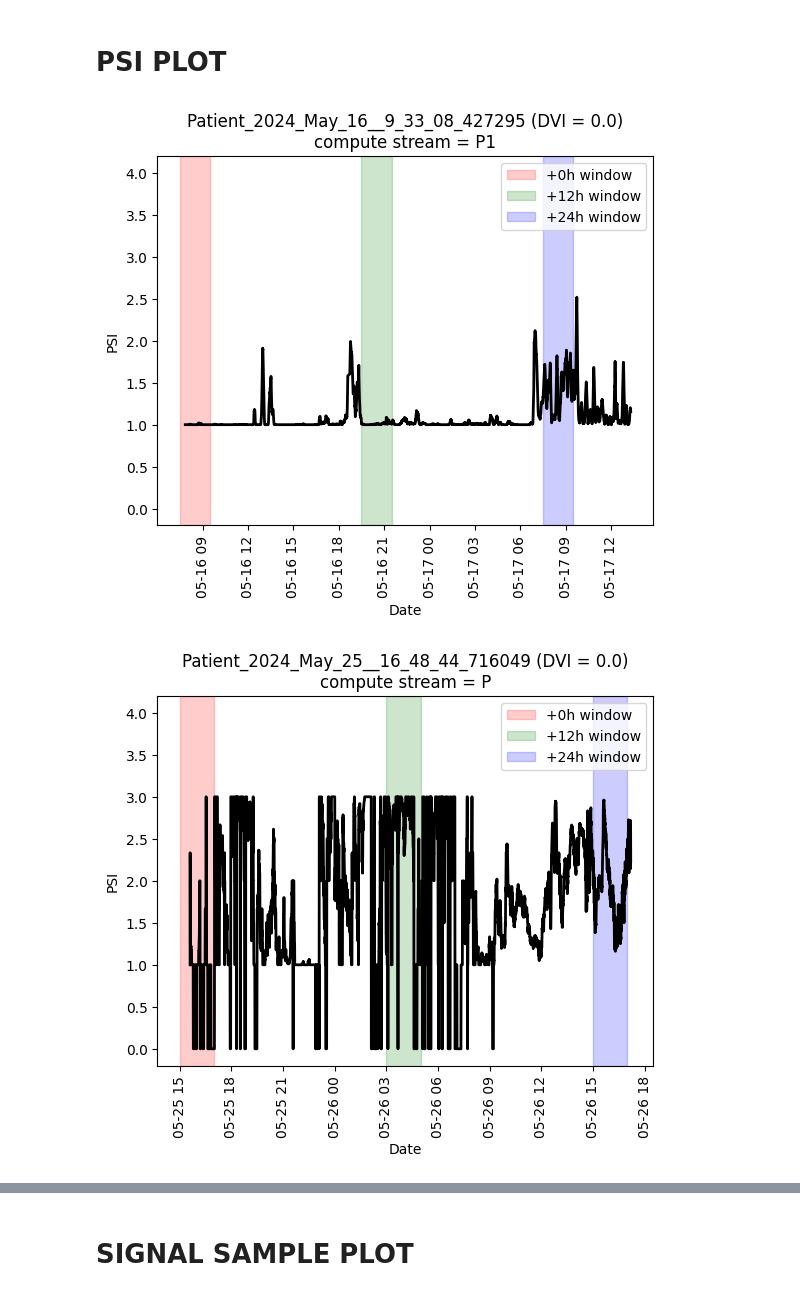
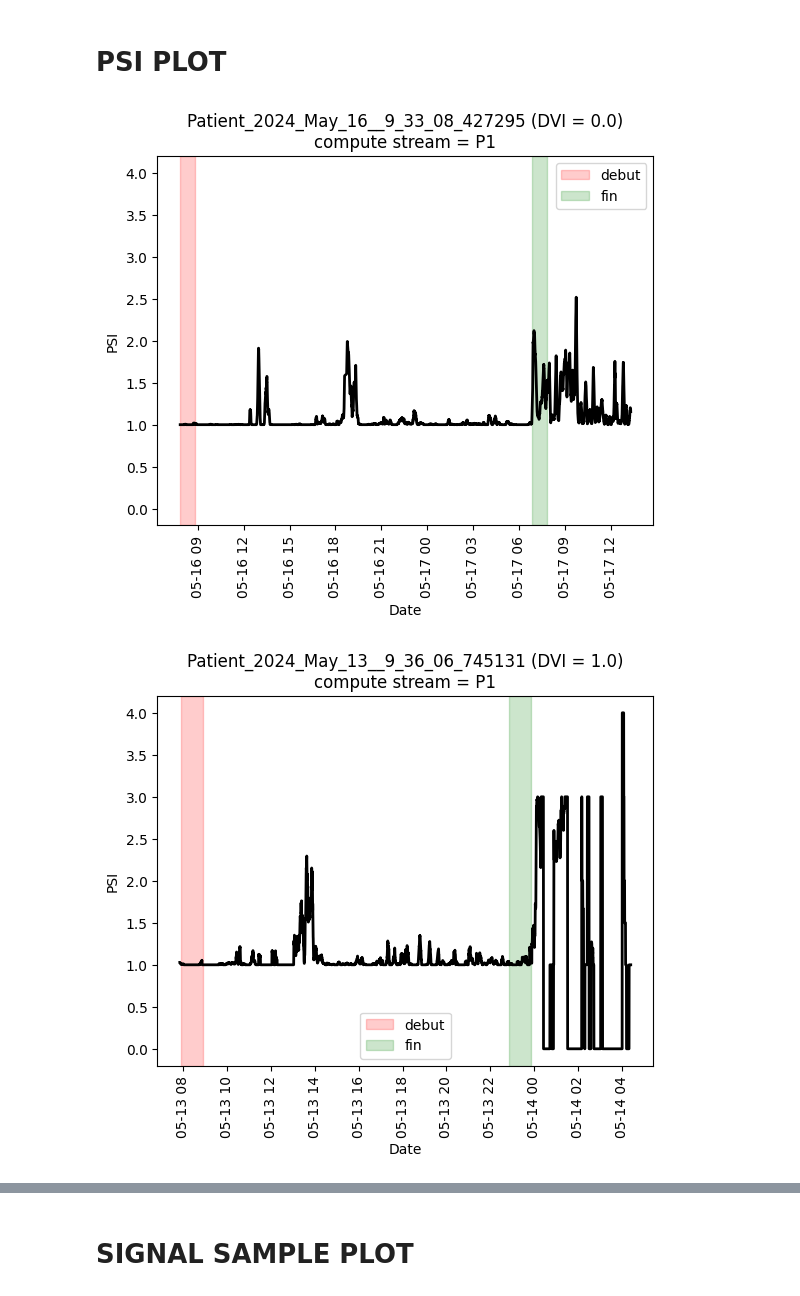
Before and after one commit to ValentinGhibaudo/Scripts_Projet_Clampage_DVE, a Jupyter notebook: valentin_sandbox.ipynb, the cells around one changed output, grey strips where cells are left out. Drawn from its saved outputs; the diff is of its cells as text; code cells hidden in the pictures.

```diff
--- a/valentin_sandbox.ipynb
+++ b/valentin_sandbox.ipynb
@@ -25,26 +28,26 @@ PatientData_1723890119868125 ['ICP', 'P1', 'P']
 # %% [markdown]
 # PSI PLOT
 # %%
-win_size_hours = 2
+win_size_hours = 1
 for sub in subs:
     has_dvi = get_metadata(sub)['DVI']
-    clamp_date = get_date_clamp_gmt(sub)
+    start_dates = get_date_windows_gmt(sub)
     da_psi = psi_job.get(sub)['psi']
-    compute_stream = icp_chan_name[sub]
+    compute_stream = get_piv_chan_name(sub)
     fig, ax = plt.subplots()
     ax.set_ylabel('PSI')
     ax.set_xlabel('Date')
     ax.set_ylim(-0.2, 4.2)
     ax.plot(da_psi['date'], da_psi.values, color='k', lw = 2)
     ax.set_title(f'{sub} (DVI = {has_dvi})\ncompute stream = {compute_stream}')
     ax.set_xticklabels(ax.get_xticklabels(), rotation = 90)
-    for d, c in zip([0, 12, 24],['r','g','b']):
-        start_span = clamp_date + np.timedelta64(d, 'h')
+    for win_label, c in zip(start_dates.keys(),['r','g']):
+        start_span = start_dates[win_label]
         stop_span = start_span + np.timedelta64(win_size_hours, 'h')
-        ax.axvspan(start_span, stop_span, color = c, alpha = 0.2, label = f'+{d}h window')
+        ax.axvspan(start_span, stop_span, color = c, alpha = 0.2, label = win_label)
     ax.legend()
     fig.savefig(base_folder / 'results' / 'psi' / f'{sub}.png', dpi = 200, bbox_inches = 'tight')
     plt.show()
 # %% [output]
-[figure, old version]
+[figure, new version]
-[figure, old version]
+[figure, new version]
```
Also changed, not shown: parts of 5 cells of this notebook.
